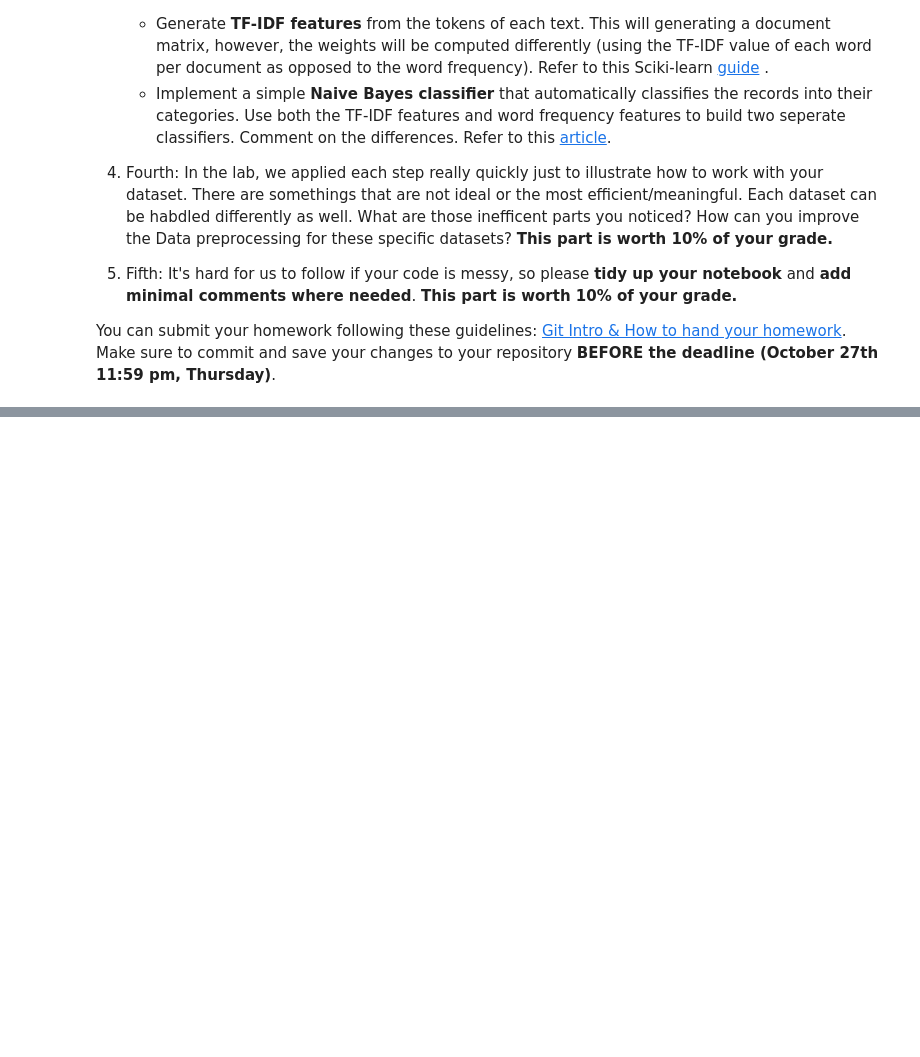
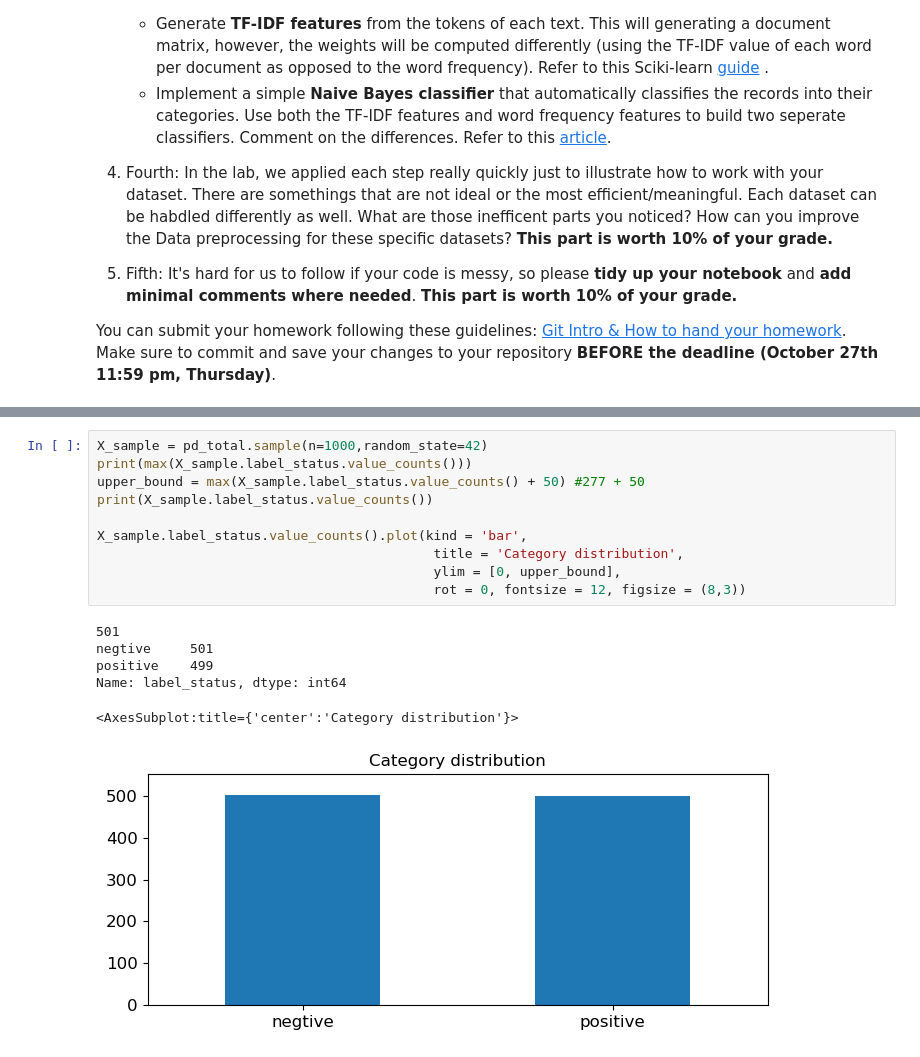
Before and after one commit to ansonlin3578/DM2023-Lab1-Master, a Jupyter notebook: Homework/DM2023-Lab1-Homework.ipynb, the cells around one changed output, grey strips where cells are left out. Drawn from its saved outputs; the diff is of its cells as text; blank space fills up the shorter version.

```diff
--- a/Homework/DM2023-Lab1-Homework.ipynb
+++ b/Homework/DM2023-Lab1-Homework.ipynb
@@ -35,0 +179,17 @@ You can submit your homework following these guidelines: [Git Intro & How to han
+# %%
+X_sample = pd_total.sample(n=1000,random_state=42)
+print(max(X_sample.label_status.value_counts()))
+upper_bound = max(X_sample.label_status.value_counts() + 50) #277 + 50
+print(X_sample.label_status.value_counts())
+
+X_sample.label_status.value_counts().plot(kind = 'bar',
+                                           title = 'Category distribution',
+                                           ylim = [0, upper_bound],
+                                           rot = 0, fontsize = 12, figsize = (8,3))
+# %% [output]
+501
+negtive     501
+positive    499
+Name: label_status, dtype: int64
+<AxesSubplot:title={'center':'Category distribution'}>
+[figure, added]
```
Also changed, not shown: parts of 30 cells of this notebook, 8 other files.
